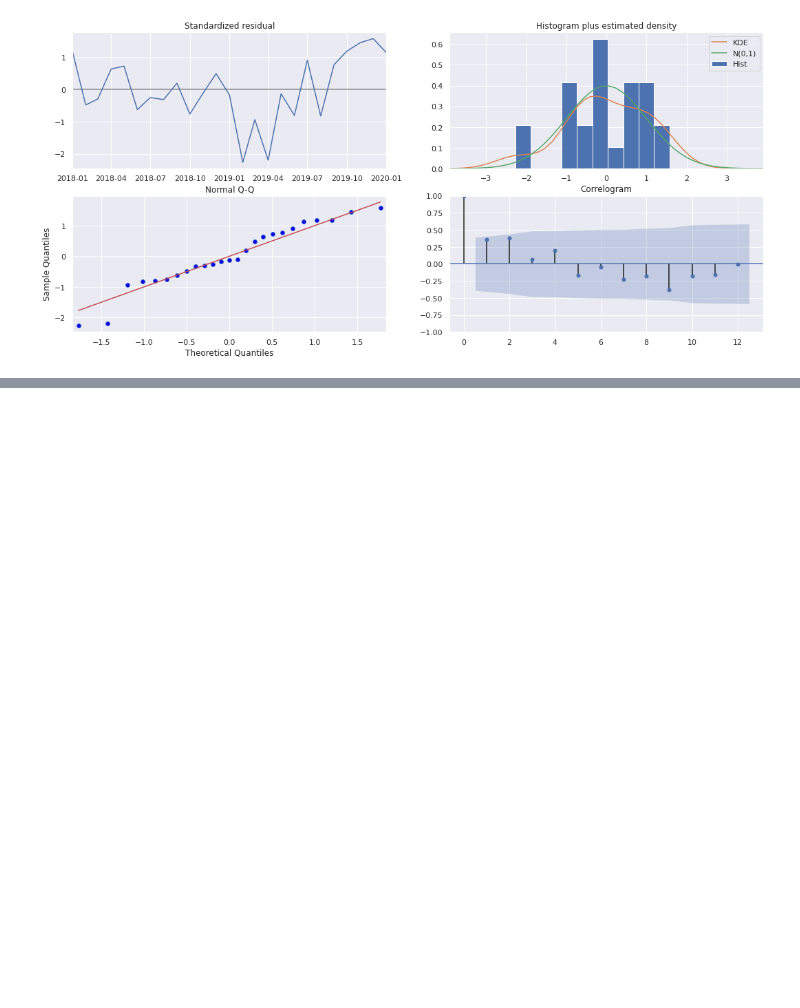
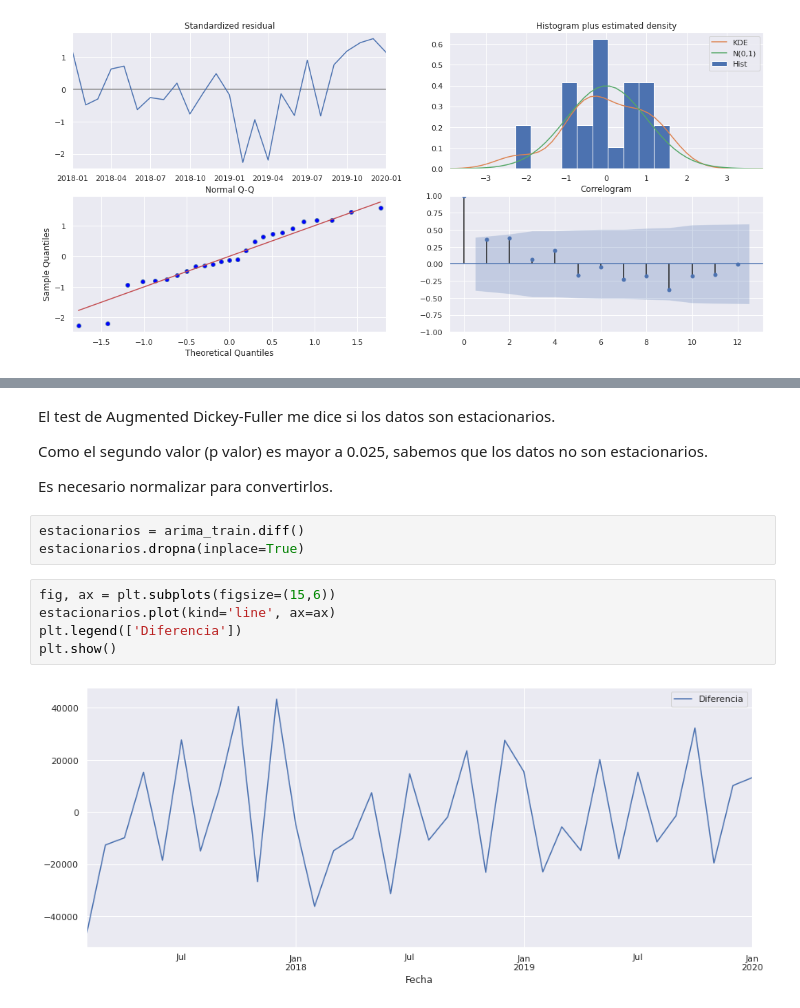
Before and after one commit to JuliMillan/Series-temporales, a Jupyter notebook: Ventas.ipynb, the cells around one changed output, grey strips where cells are left out. Cells and saved outputs as stored; diff of their text form; blank space fills up the shorter version.

```diff
--- a/Ventas.ipynb
+++ b/Ventas.ipynb
@@ -886,0 +932,16 @@ fig = ar.plot_diagnostics(lags=12, fig=fig)
+# %% [markdown]
+El test de Augmented Dickey-Fuller me dice si los datos son estacionarios.
+
+Como el segundo valor (p valor) es mayor a 0.025, sabemos que los datos no son estacionarios.
+
+Es necesario normalizar para convertirlos.
+# %%
+estacionarios = arima_train.diff()
+estacionarios.dropna(inplace=True)
+# %%
+fig, ax = plt.subplots(figsize=(15,6))
+estacionarios.plot(kind='line', ax=ax)
+plt.legend(['Diferencia'])
+plt.show()
+# %% [output]
+[figure, added]
```
Also changed, not shown: parts of 46 cells of this notebook.
